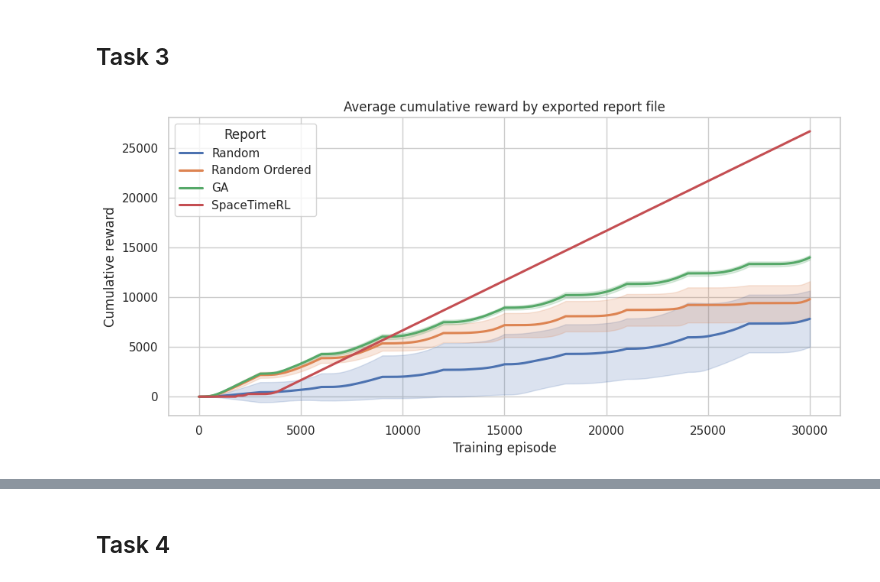
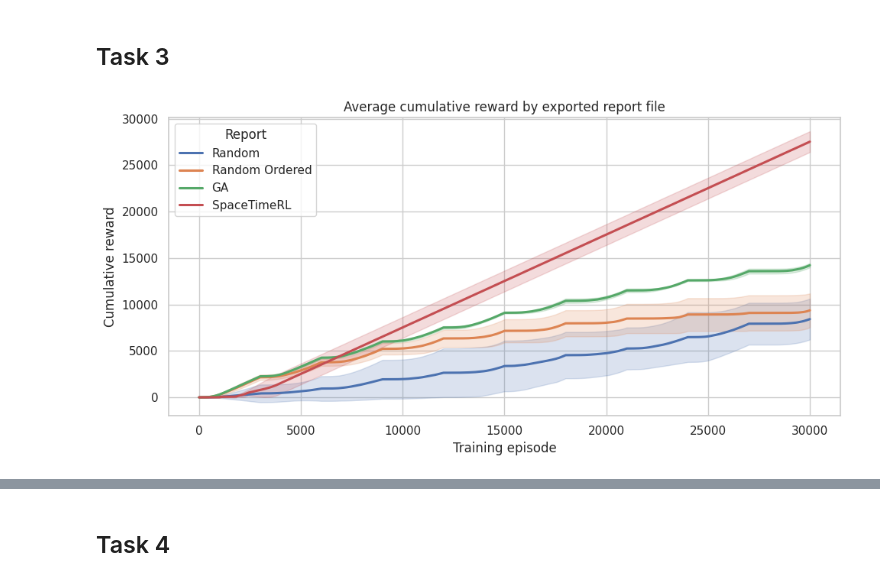
Before and after one commit to jbdoderlein/RLEditor, a Jupyter notebook: training_report_cumulative_reward.ipynb, the cells around one changed output, grey strips where cells are left out. Saved outputs shown, nothing was run; the diff lists cells and outputs as text; code cells hidden in the pictures.

```diff
--- a/training_report_cumulative_reward.ipynb
+++ b/training_report_cumulative_reward.ipynb
@@ -87,12 +155,12 @@ plot_cumulative_reward(
 # %%
 plot_cumulative_reward(
     [
         REPORT_PATH / "task3"/ "random.json",
         REPORT_PATH / "task3"/ "random_ordered.json",
         REPORT_PATH / "task3"/ "ga.json",
-        REPORT_PATH / "task3"/ "spacetimerl_jb.json",
+        REPORT_PATH / "task3"/ "spacetime_rl.json",
     ], ["Random", "Random Ordered", "GA",
         "SpaceTimeRL"
     ])
 # %% [output]
-[figure, old version]
+[figure, new version]
```
Also changed, not shown: parts of 8 cells of this notebook, 22 other files.
